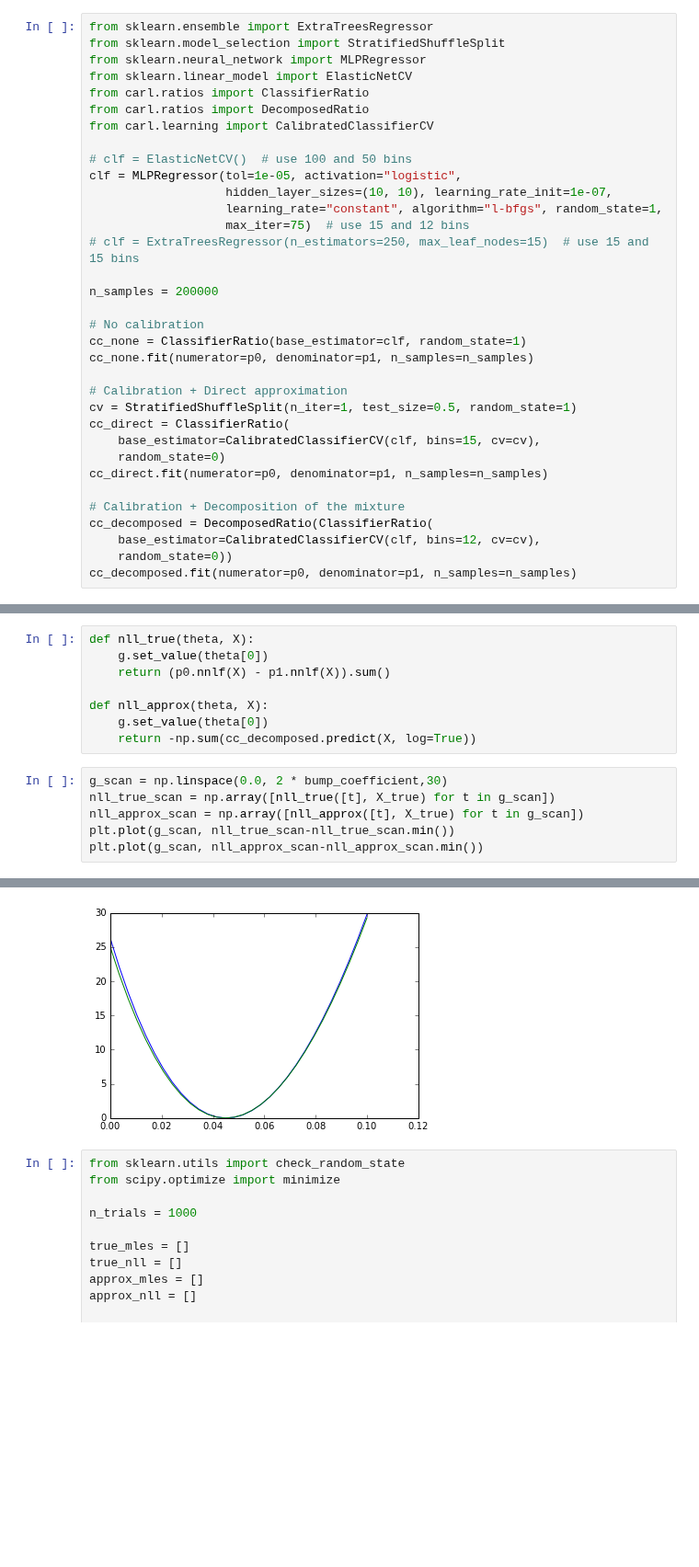
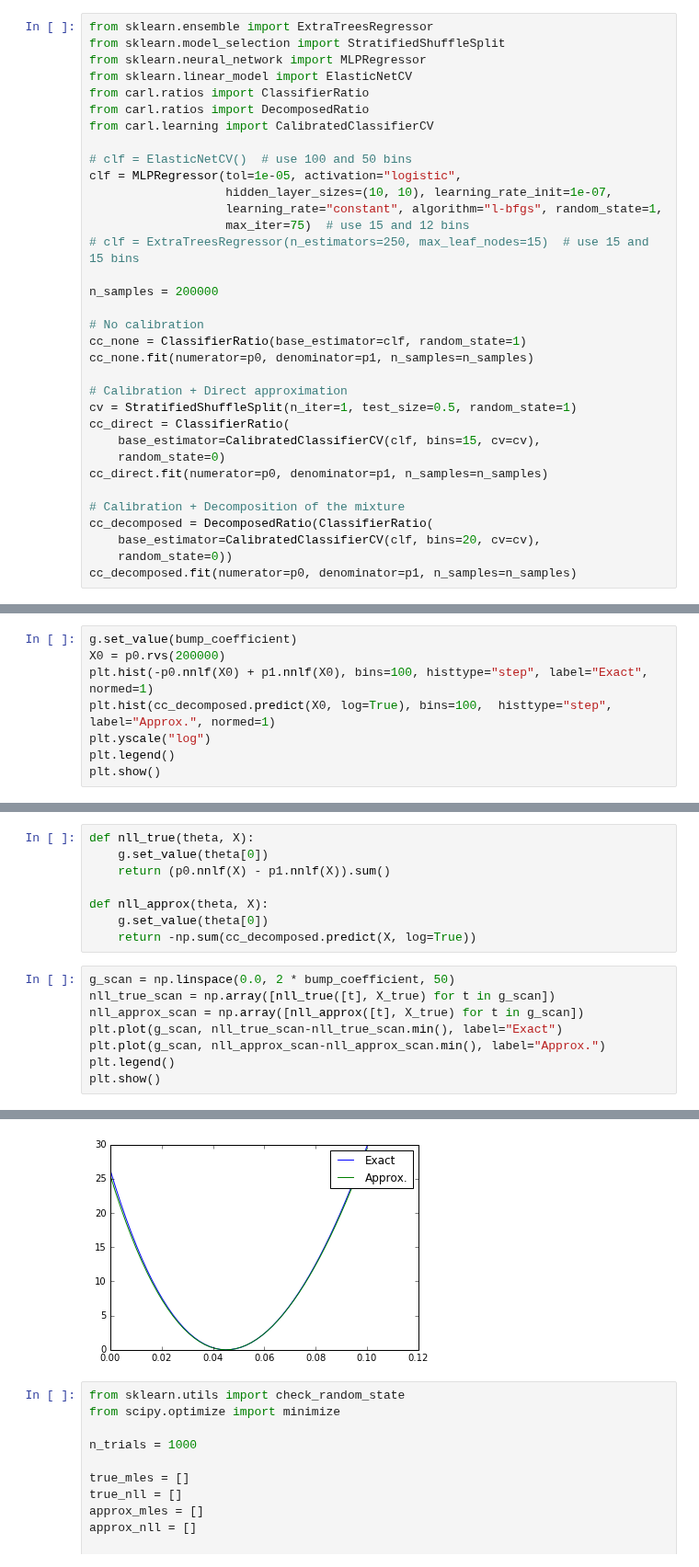
Before and after one commit to diana-hep/carl, a Jupyter notebook: examples/Approximating likelihood ratios with calibrated classifiers.ipynb, the cells around one changed output, grey strips where cells are left out. Shown at 92% size. Saved outputs shown, nothing was run; the diff lists cells and outputs as text; blank space fills up the shorter version.

```diff
--- a/examples/Approximating likelihood ratios with calibrated classifiers.ipynb
+++ b/examples/Approximating likelihood ratios with calibrated classifiers.ipynb
@@ -78,7 +78,7 @@ cc_direct.fit(numerator=p0, denominator=p1, n_samples=n_samples)
 
 # Calibration + Decomposition of the mixture
 cc_decomposed = DecomposedRatio(ClassifierRatio(
-    base_estimator=CalibratedClassifierCV(clf, bins=12, cv=cv),
+    base_estimator=CalibratedClassifierCV(clf, bins=20, cv=cv),
     random_state=0))
 cc_decomposed.fit(numerator=p0, denominator=p1, n_samples=n_samples)
 # %% [output]
@@ -118,0 +155,8 @@ plt.ylabel("s(x)")
+# %%
+g.set_value(bump_coefficient)
+X0 = p0.rvs(200000)
+plt.hist(-p0.nnlf(X0) + p1.nnlf(X0), bins=100, histtype="step", label="Exact", normed=1)
+plt.hist(cc_decomposed.predict(X0, log=True), bins=100,  histtype="step", label="Approx.", normed=1)
+plt.yscale("log")
+plt.legend()
+plt.show()
@@ -127,9 +173,11 @@ def nll_approx(theta, X):
     g.set_value(theta[0])
     return -np.sum(cc_decomposed.predict(X, log=True))
 # %%
-g_scan = np.linspace(0.0, 2 * bump_coefficient,30)
+g_scan = np.linspace(0.0, 2 * bump_coefficient, 50)
 nll_true_scan = np.array([nll_true([t], X_true) for t in g_scan])
 nll_approx_scan = np.array([nll_approx([t], X_true) for t in g_scan])
-plt.plot(g_scan, nll_true_scan-nll_true_scan.min())
-plt.plot(g_scan, nll_approx_scan-nll_approx_scan.min())
+plt.plot(g_scan, nll_true_scan-nll_true_scan.min(), label="Exact")
+plt.plot(g_scan, nll_approx_scan-nll_approx_scan.min(), label="Approx.")
+plt.legend()
+plt.show()
 # %% [output]
@@ -137,4 +184,4 @@ plt.plot(g_scan, nll_approx_scan-nll_approx_scan.min())
-[figure, old version]
+[figure, new version]
 # %%
 from sklearn.utils import check_random_state
 from scipy.optimize import minimize
```
Also changed, not shown: parts of 8 cells of this notebook, 1 other file.
